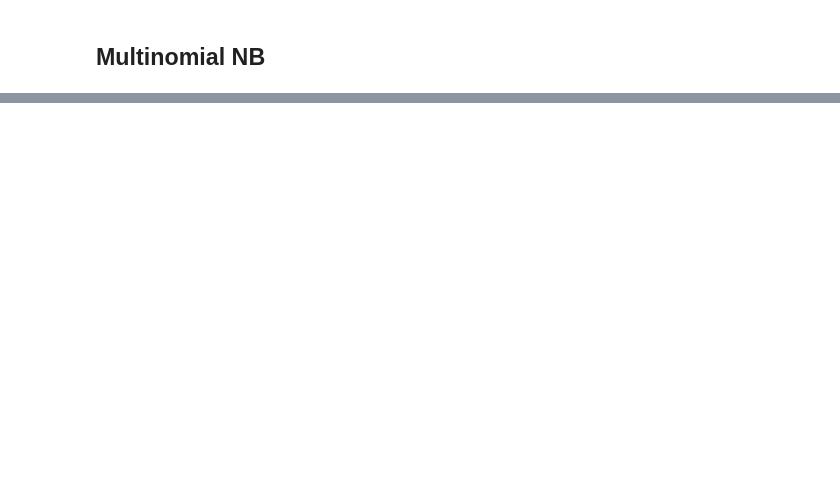
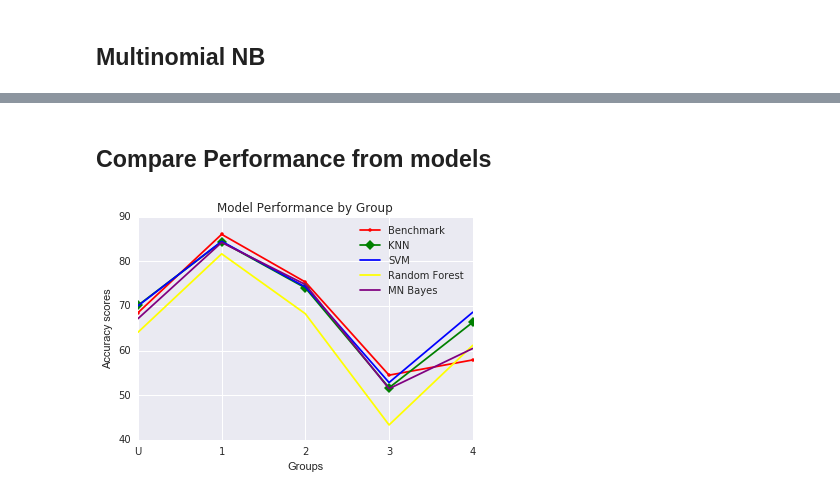
Before and after one commit to dgeihsler15/Springboard, a Jupyter notebook: Capstone1/Machine_Learning_Analysis.ipynb, the cells around one changed output, grey strips where cells are left out. Drawn from its saved outputs; the diff is of its cells as text; code cells hidden in the pictures; blank space fills up the shorter version.

```diff
--- a/Capstone1/Machine_Learning_Analysis.ipynb
+++ b/Capstone1/Machine_Learning_Analysis.ipynb
@@ -429,0 +1293,25 @@ avg / total       0.79      0.83      0.76      9828
+# %% [markdown]
+## Compare Performance from models
+# %%
+sns.set()
+# %%
+knn = [70.1,84.37,74.03,51.65,66.33]
+svm = [70,84.45,74.25,52.83,68.57]
+randomforest = [64.08,81.66,68.24,43.33,61.15]
+MNbayes = [67.13,84.21,74.79,51.45,60.46]
+benchmark = [68.46,86.03,75.34,54.48,57.89]
+xaxis = [1,2,3,4,5]
+
+plt.plot(xaxis, benchmark, marker='.', color='red', label='Benchmark')
+plt.plot(xaxis, knn, marker='D', color='green', label='KNN')
+plt.plot(xaxis, svm, color='blue', label='SVM')
+plt.plot(xaxis, randomforest, color='yellow', label='Random Forest')
+plt.plot(xaxis, MNbayes, color='purple', label='MN Bayes')
+plt.xticks([1, 2, 3, 4, 5], ['U', 1,2,3,4,5])
+plt.legend(loc='upper right')
+plt.xlabel('Groups')
+plt.ylabel('Accuracy scores')
+plt.title('Model Performance by Group')
+plt.show()
+# %% [output]
+[figure, added]
```
Also changed, not shown: parts of 100 cells of this notebook.
